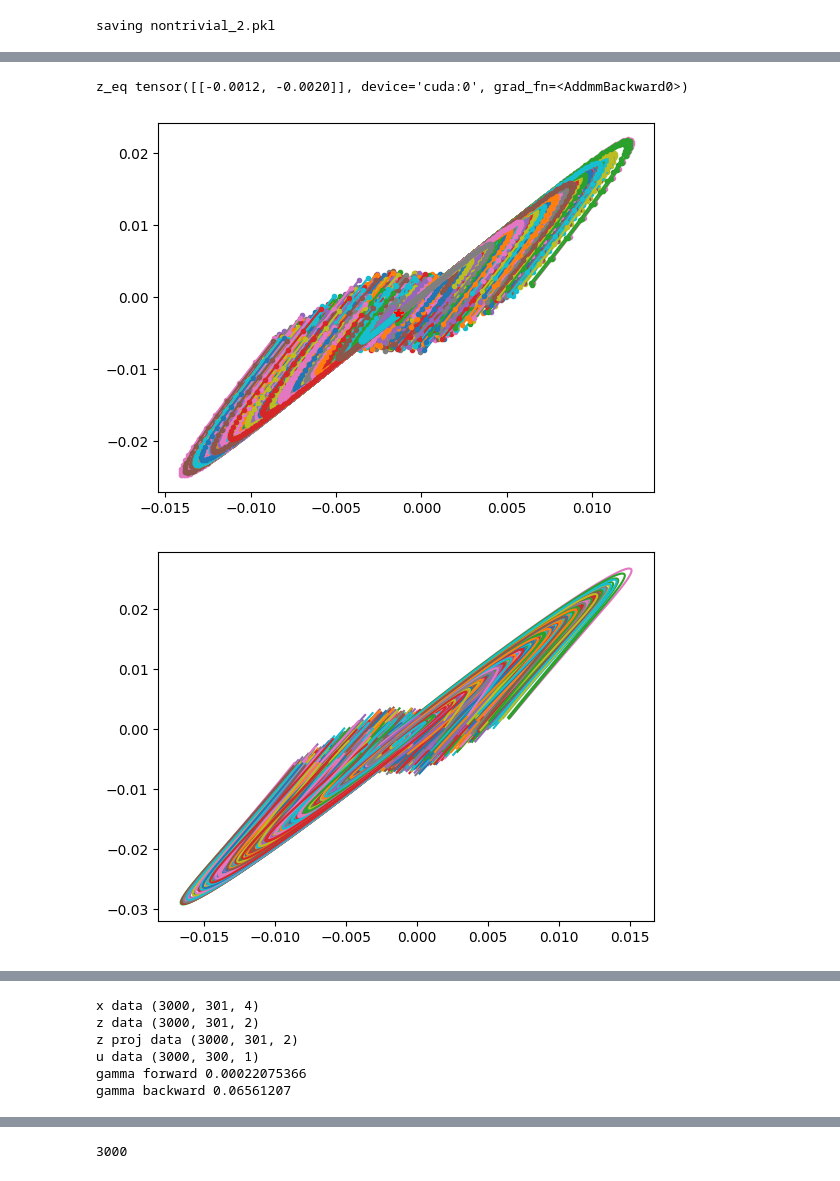
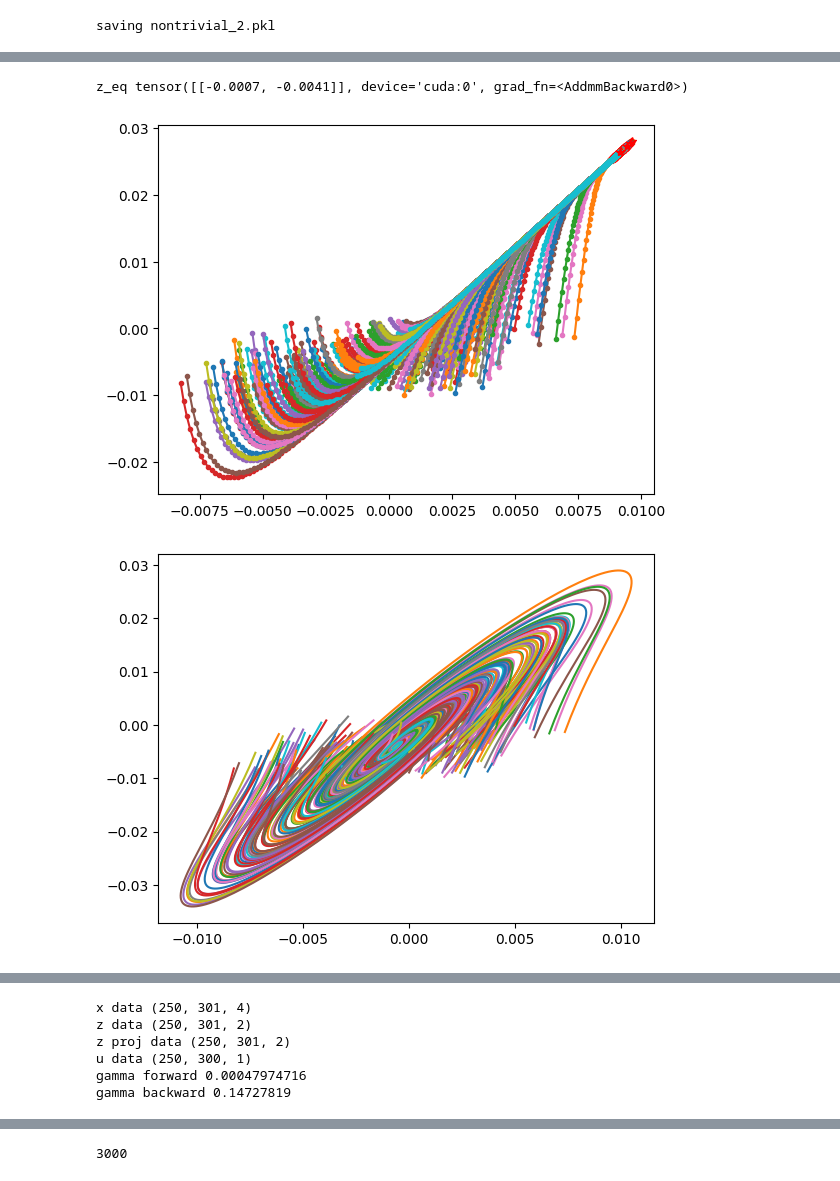
Before and after one commit to paullutkus/Latent-Representations-for-Control-Design-with-Provable-Stability-and-Safety-Guarantees, a Jupyter notebook: cartpole_lyapunov/interface2.ipynb, the cells around one changed output, grey strips where cells are left out. Drawn from its saved outputs; the diff is of its cells as text; code cells hidden in the pictures.

```diff
--- a/cartpole_lyapunov/interface2.ipynb
+++ b/cartpole_lyapunov/interface2.ipynb
@@ -149,6 +151,7 @@ saving nontrivial_2.pkl
 #name = 'm-ablation'
 #name = 'symbol-ablation-default_dataset'
 #name = 'symbol-ablation-default_dataset_2'
-name = 'nontrivial_2'
+#name = 'nontrivial_2'
+name = 'fwd_penalty_exp'
 exp = load_experiment(name)
 plot_experiment_new(exp)
@@ -241,36 +236,36 @@ from utils import rollout_trajectories
 
 r = 1.2e-1#2e-3 #1e-3
 r_test = r #1e-3 #5e-3
-rz_init = 0.01 #0.080 #0.005
+rz_init = 0.02 #0.080 #0.005
 #rx_init = rz_init
 #rz_proj_init = 0.06
-n_traj = 3000 #250 350 1000
+n_traj = 250 #3000 #250 350 1000
 T = 300
 b = ae.encode(torch.tensor(4*[0.,])).cpu().detach().numpy()
 
 
 for u_cost in [1]:
     lqr = LQR(ae, fdyn, u_cost=u_cost)
     pts, z_data, x_init_cond = plot_latent_trajectories(ae, fdyn, rz_init, n_traj, T=T, plot_quadratic=False, origin_spec=(b, r), lqr=lqr) #r=0.05
     x_data, z_proj_data, u_data, gammas = rollout_trajectories (ae, fdyn, lqr, x_init_cond, plot=True, n_traj=n_traj, T=T)
     gamma_fwd, gamma_bwd = gammas
 
     for zi in z_data:
         plt.plot(zi[:,0], zi[:,1], 'b-')
     for zi in z_proj_data:
         plt.plot(zi[:,0], zi[:,1], 'r-', alpha=0.2)
     plt.show()
 
     u_data = u_data[...,np.newaxis]
 
     #print(pts.shape)
     print("x data", x_data.shape)
     print("z data", z_data.shape)
     print("z proj data", z_proj_data.shape)
     print("u data", u_data.shape)
     print("gamma forward", gamma_fwd)
     print("gamma backward", gamma_bwd)
 # %% [output]
-z_eq tensor([[-0.0012, -0.0020]], device='cuda:0', grad_fn=<AddmmBackward0>)
+z_eq tensor([[-0.0007, -0.0041]], device='cuda:0', grad_fn=<AddmmBackward0>)
-[figure, old version]
+[figure, new version]
-[figure, old version]
+[figure, new version]
@@ -278,9 +273,9 @@ z_eq tensor([[-0.0012, -0.0020]], device='cuda:0', grad_fn=<AddmmBackward0>)
-x data (3000, 301, 4)
-z data (3000, 301, 2)
-z proj data (3000, 301, 2)
-u data (3000, 300, 1)
-gamma forward 0.00022075366
-gamma backward 0.06561207
+x data (250, 301, 4)
+z data (250, 301, 2)
+z proj data (250, 301, 2)
+u data (250, 300, 1)
+gamma forward 0.00047974716
+gamma backward 0.14727819
 # %%
 ###############################
 ### Learn Lyapunov Function ###
```
Also changed, not shown: parts of 9 cells of this notebook, 2 other files.
